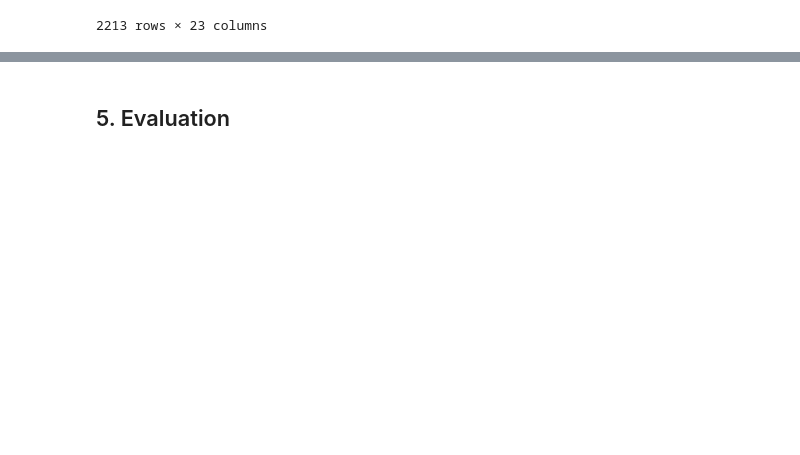
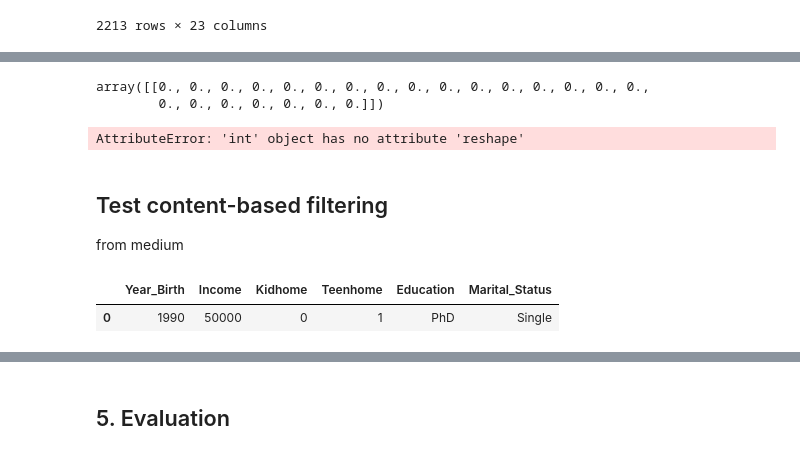
Before and after one commit to ASM2023063/mscda-20241-capstone, a Jupyter notebook: 2023063_CAPSTONE_PRACTICAL_V1.ipynb, the cells around one changed output, grey strips where cells are left out. Drawn from its saved outputs; the diff is of its cells as text; code cells hidden in the pictures; blank space fills up the shorter version.

```diff
--- a/2023063_CAPSTONE_PRACTICAL_V1.ipynb
+++ b/2023063_CAPSTONE_PRACTICAL_V1.ipynb
@@ -493,0 +584,22 @@ KeyError: "None of [Index(['Education', 'Marital_Status'], dtype='object')] are
+# %%
+scaled_new_customer
+# %% [output]
+array([[0., 0., 0., 0., 0., 0., 0., 0., 0., 0., 0., 0., 0., 0., 0., 0.,
+        0., 0., 0., 0., 0., 0., 0.]])
+# %%
+# Initialize a list to store similarity scores for each existing customer
+similarity_scores = []
+
+# Iterate over each existing customer
+for existing_customer_profile in customer_similarity:
+    # Calculate similarity between the new customer and the existing customer
+    similarity_score = cosine_similarity(scaled_new_customer, existing_customer_profile.reshape(1, -1))
+    similarity_scores.append(similarity_score)
+
+# Aggregate the similarity scores obtained for each existing customer
+overall_similarity = sum(similarity_scores) / len(similarity_scores)
+
+# Display overall similarity
+print(overall_similarity)
+# %% [output]
+AttributeError: 'int' object has no attribute 'reshape'
@@ -493,0 +622,3 @@ KeyError: "None of [Index(['Education', 'Marital_Status'], dtype='object')] are
+# %% [markdown]
+## Test content-based filtering
+from medium
@@ -493,0 +662,16 @@ KeyError: "None of [Index(['Education', 'Marital_Status'], dtype='object')] are
+# %%
+# Define new_customer_profile2
+new_customer_profile3 = [1990, 50000, 0, 1, 'PhD', 'Single']
+
+# Define column names for the DataFrame
+column_names = ['Year_Birth', 'Income', 'Kidhome', 'Teenhome', 'Education', 'Marital_Status']
+
+# Create a DataFrame from new_customer_profile2
+df_new_customer = pd.DataFrame([new_customer_profile2], columns=column_names)
+
+# Display the DataFrame
+# %%
+df_new_customer
+# %% [output]
+|  | Year_Birth | Income | Kidhome | Teenhome | Education | Marital_Status |
+| 0 | 1990 | 50000 | 0 | 1 | PhD | Single |
```
Also changed, not shown: parts of 18 cells of this notebook.
